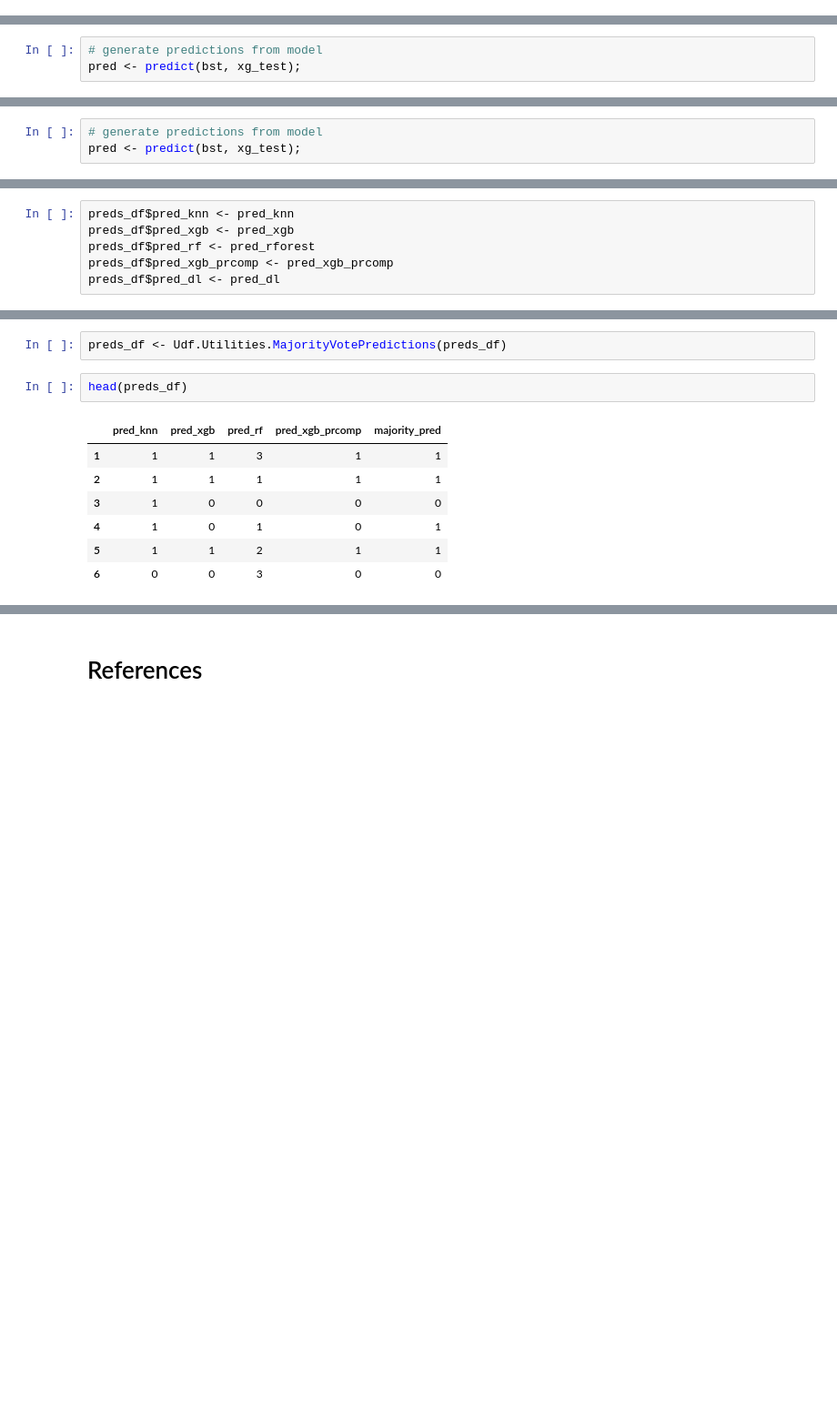
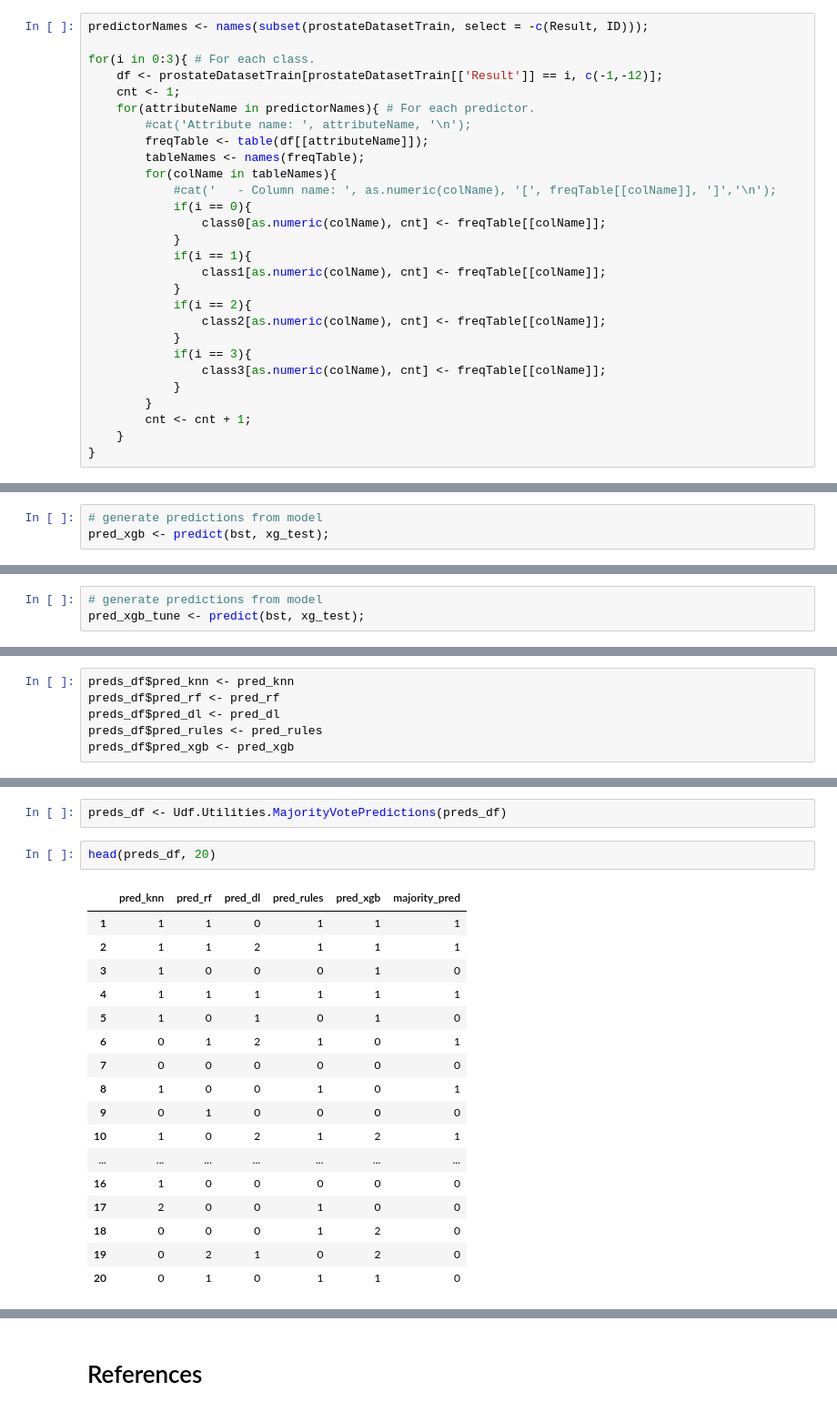
Before and after one commit to codeBehindMe/ADLA3, a Jupyter notebook: groupG.ipynb, the cells around one changed output, grey strips where cells are left out. Shown at 91% size. Cells and saved outputs as stored; diff of their text form; blank space fills up the shorter version.

```diff
--- a/groupG.ipynb
+++ b/groupG.ipynb
@@ -381,0 +325,28 @@ This shows that the data is quite spread out. Unlikely that the features themsel
+# %%
+predictorNames <- names(subset(prostateDatasetTrain, select = -c(Result, ID)));
+
+for(i in 0:3){ # For each class.
+    df <- prostateDatasetTrain[prostateDatasetTrain[['Result']] == i, c(-1,-12)];
+    cnt <- 1;
+    for(attributeName in predictorNames){ # For each predictor.
+        #cat('Attribute name: ', attributeName, '\n');
+        freqTable <- table(df[[attributeName]]);
+        tableNames <- names(freqTable);
+        for(colName in tableNames){
+            #cat('   - Column name: ', as.numeric(colName), '[', freqTable[[colName]], ']','\n');
+            if(i == 0){
+                class0[as.numeric(colName), cnt] <- freqTable[[colName]];
+            }
+            if(i == 1){
+                class1[as.numeric(colName), cnt] <- freqTable[[colName]];
+            }
+            if(i == 2){
+                class2[as.numeric(colName), cnt] <- freqTable[[colName]];
+            }
+            if(i == 3){
+                class3[as.numeric(colName), cnt] <- freqTable[[colName]];
+            }
+        }
+        cnt <- cnt + 1;
+    }
+}
@@ -512,5 +526,5 @@ bst <- xgb.train(   params              = params,
 [305]   xg_train-merror:0.000000
 # %%
 # generate predictions from model
-pred <- predict(bst, xg_test);
+pred_xgb <- predict(bst, xg_test);
 # %%
@@ -643,4 +685,4 @@ bst <- xgb.train(   params              = params,
 # %%
 # generate predictions from model
-pred <- predict(bst, xg_test);
+pred_xgb_tune <- predict(bst, xg_test);
 # %%
@@ -2153,10 +2008,10 @@ Balanced Accuracy       0.503    0.539    0.529   0.6229
 preds_df <- data.frame(matrix(ncol = 0, nrow =600))
 # %%
 preds_df$pred_knn <- pred_knn
+preds_df$pred_rf <- pred_rf
+preds_df$pred_dl <- pred_dl
+preds_df$pred_rules <- pred_rules
 preds_df$pred_xgb <- pred_xgb
-preds_df$pred_rf <- pred_rforest
-preds_df$pred_xgb_prcomp <- pred_xgb_prcomp
-preds_df$pred_dl <- pred_dl
 # %%
 head(preds_df)
 # %% [output]
@@ -2175,15 +2030,25 @@ table(preds_df$pred_xgb)
 # %%
 preds_df <- Udf.Utilities.MajorityVotePredictions(preds_df)
 # %%
-head(preds_df)
+head(preds_df, 20)
 # %% [output]
-|  | pred_knn | pred_xgb | pred_rf | pred_xgb_prcomp | majority_pred |
-| 1 | 1 | 1 | 3 | 1 | 1 |
-| 2 | 1 | 1 | 1 | 1 | 1 |
-| 3 | 1 | 0 | 0 | 0 | 0 |
-| 4 | 1 | 0 | 1 | 0 | 1 |
-| 5 | 1 | 1 | 2 | 1 | 1 |
-| 6 | 0 | 0 | 3 | 0 | 0 |
+|  | pred_knn | pred_rf | pred_dl | pred_rules | pred_xgb | majority_pred |
+| 1 | 1 | 1 | 0 | 1 | 1 | 1 |
+| 2 | 1 | 1 | 2 | 1 | 1 | 1 |
+| 3 | 1 | 0 | 0 | 0 | 1 | 0 |
+| 4 | 1 | 1 | 1 | 1 | 1 | 1 |
+| 5 | 1 | 0 | 1 | 0 | 1 | 0 |
+| 6 | 0 | 1 | 2 | 1 | 0 | 1 |
+| 7 | 0 | 0 | 0 | 0 | 0 | 0 |
+| 8 | 1 | 0 | 0 | 1 | 0 | 1 |
+| 9 | 0 | 1 | 0 | 0 | 0 | 0 |
+| 10 | 1 | 0 | 2 | 1 | 2 | 1 |
+| ... | ... | ... | ... | ... | ... | ... |
+| 16 | 1 | 0 | 0 | 0 | 0 | 0 |
+| 17 | 2 | 0 | 0 | 1 | 0 | 0 |
+| 18 | 0 | 0 | 0 | 1 | 2 | 0 |
+| 19 | 0 | 2 | 1 | 0 | 2 | 0 |
+| 20 | 0 | 1 | 0 | 1 | 1 | 0 |
 # %%
 confusionMatrix(actual, preds_df$majority_pred)
 # %% [output]
```
Also changed, not shown: parts of 113 cells of this notebook.
